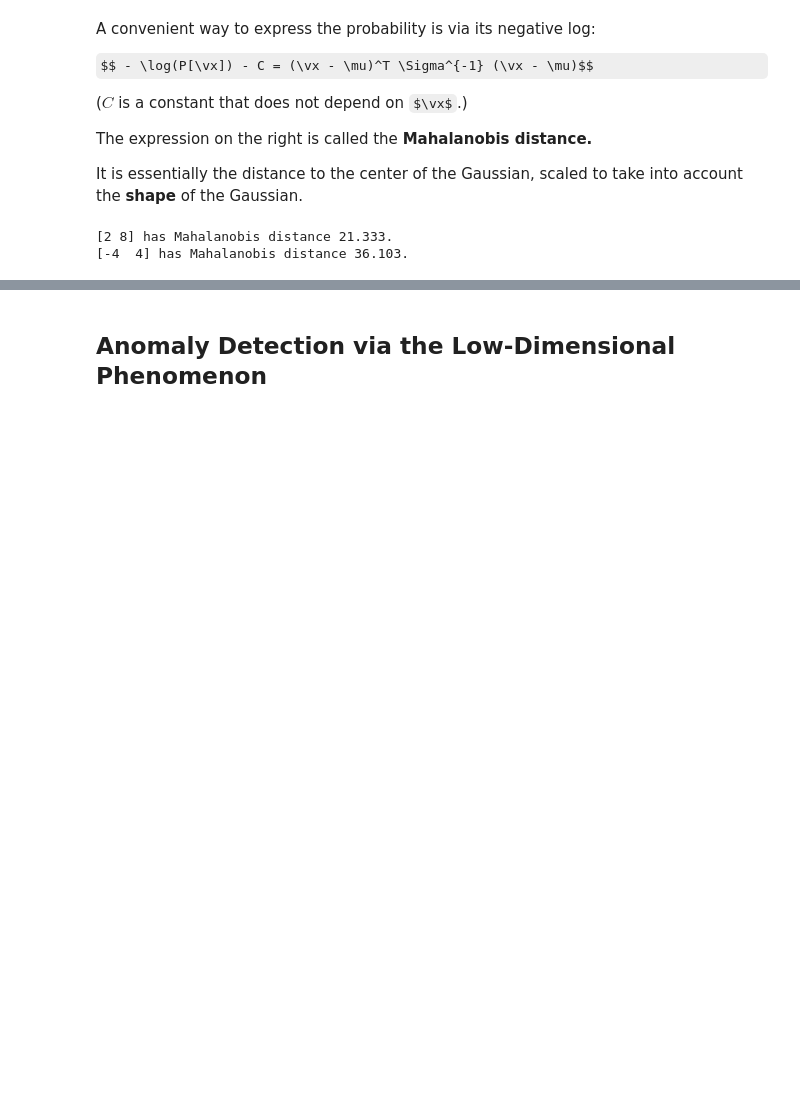
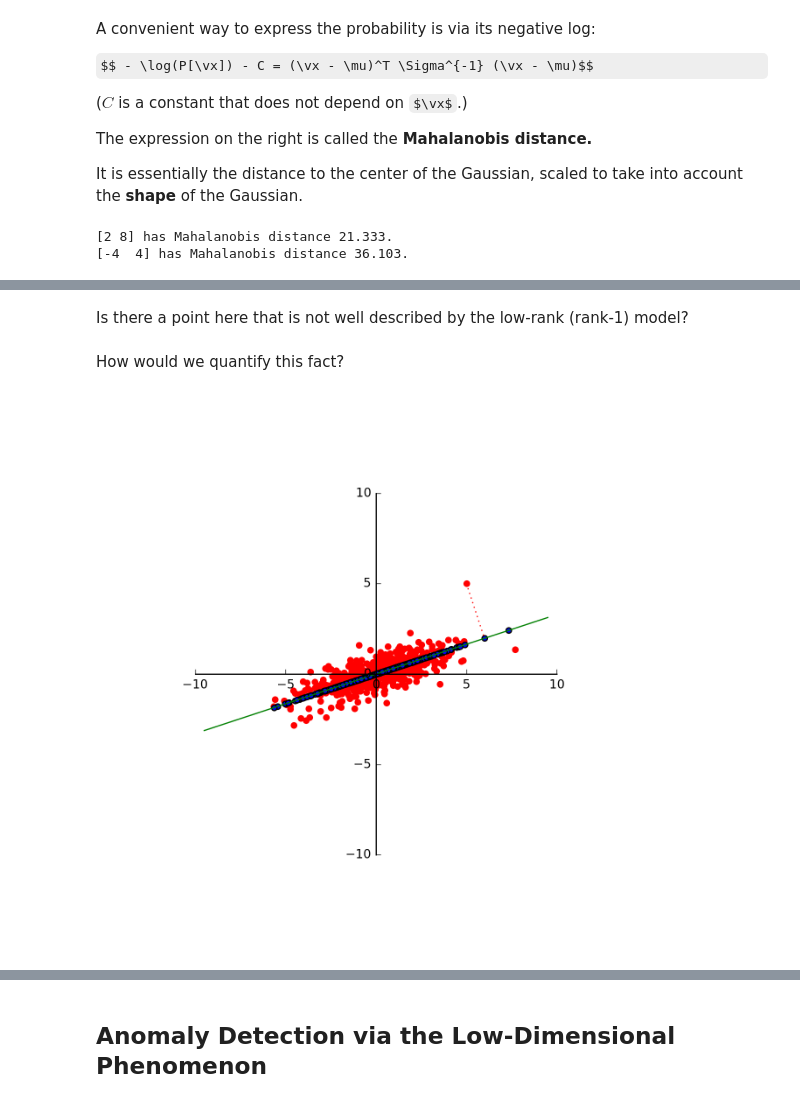
Before and after one commit to mcrovella/CS506-Computational-Tools-for-Data-Science, a Jupyter notebook: 12-Anomaly-Detection-SVD-III.ipynb, the cells around one changed output, grey strips where cells are left out. Drawn from its saved outputs; the diff is of its cells as text; code cells hidden in the pictures; some formulas as TeX source; blank space fills up the shorter version.

Commit message:
L12 almost there

```diff
--- a/12-Anomaly-Detection-SVD-III.ipynb
+++ b/12-Anomaly-Detection-SVD-III.ipynb
@@ -299,0 +350,16 @@ print('{} has Mahalanobis distance {:0.3f}.'.format(apt2,mp[0,0]))
+# %% [markdown]
+Is there a point here that is not well described by the low-rank (rank-1) model?
+# %% [markdown]
+How would we quantify this fact?
+# %%
+# plot
+ax = ut.plotSetup(-10,10,-10,10,(8,8))
+ut.centerAxes(ax)
+plt.axis('equal')
+plt.scatter(Xc[:,0],Xc[:,1], color='r')
+plt.scatter(reducedX[:,0], reducedX[:,1])
+plt.plot([apt[0],apt_proj[0]],[apt[1],apt_proj[1]],'r:')
+endpoints = np.array([[-10],[10]]) @ vt[[0],:]
+_ = plt.plot(endpoints[:,0], endpoints[:,1], 'g-')
+# %% [output]
+[figure, added]
```
Also changed, not shown: parts of 21 cells of this notebook.
